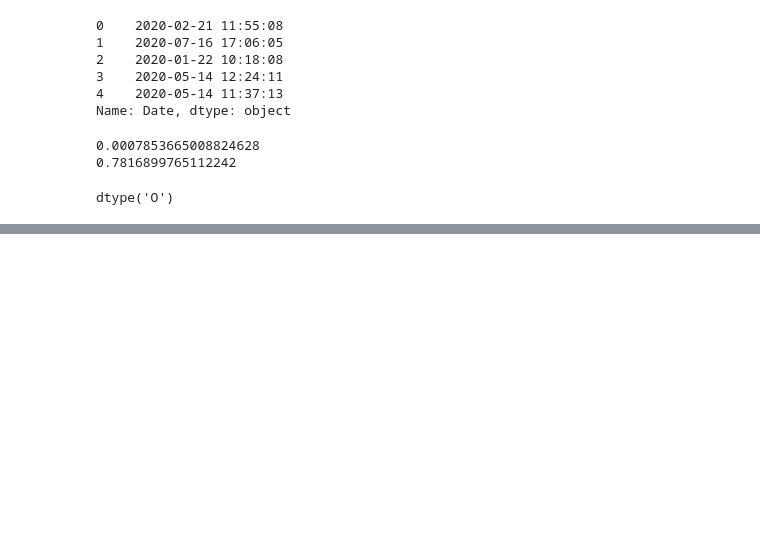
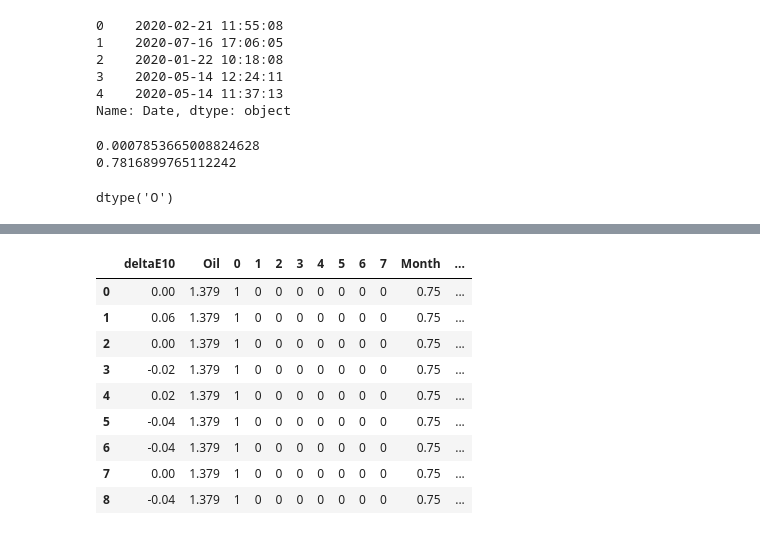
Before and after one commit to ilka1011/fuelPrices, a Jupyter notebook: analyzeNet.ipynb, the cells around one changed output, grey strips where cells are left out. Cells and saved outputs as stored; diff of their text form; code cells hidden in the pictures; blank space fills up the shorter version.

```diff
--- a/analyzeNet.ipynb
+++ b/analyzeNet.ipynb
@@ -75,0 +78,3 @@ plt.show()
+# %%
+test = pd.read_csv('testdata.csv', names=['Date', 'UUID', 'Diesel', 'E5','E10','deltaE10','Oil','0','1','2','3','4','5','6','7'])
+test.head()
@@ -75,0 +104,20 @@ plt.show()
+# %%
+from matplotlib import dates
+data = test
+
+test_dates = dates.date2num(data.Date)
+#test_dates = data.Date
+data = data.drop(['Date','Year', 'UUID', 'Diesel', 'E5', 'E10'], axis=1)
+
+data.head(9)
+# %% [output]
+|  | deltaE10 | Oil | 0 | 1 | 2 | 3 | 4 | 5 | 6 | 7 | Month | ... |
+| 0 | 0.00 | 1.379 | 1 | 0 | 0 | 0 | 0 | 0 | 0 | 0 | 0.75 | ... |
+| 1 | 0.06 | 1.379 | 1 | 0 | 0 | 0 | 0 | 0 | 0 | 0 | 0.75 | ... |
+| 2 | 0.00 | 1.379 | 1 | 0 | 0 | 0 | 0 | 0 | 0 | 0 | 0.75 | ... |
+| 3 | -0.02 | 1.379 | 1 | 0 | 0 | 0 | 0 | 0 | 0 | 0 | 0.75 | ... |
+| 4 | 0.02 | 1.379 | 1 | 0 | 0 | 0 | 0 | 0 | 0 | 0 | 0.75 | ... |
+| 5 | -0.04 | 1.379 | 1 | 0 | 0 | 0 | 0 | 0 | 0 | 0 | 0.75 | ... |
+| 6 | -0.04 | 1.379 | 1 | 0 | 0 | 0 | 0 | 0 | 0 | 0 | 0.75 | ... |
+| 7 | 0.00 | 1.379 | 1 | 0 | 0 | 0 | 0 | 0 | 0 | 0 | 0.75 | ... |
+| 8 | -0.04 | 1.379 | 1 | 0 | 0 | 0 | 0 | 0 | 0 | 0 | 0.75 | ... |
```
Also changed, not shown: parts of 8 cells of this notebook, 3 other files.
